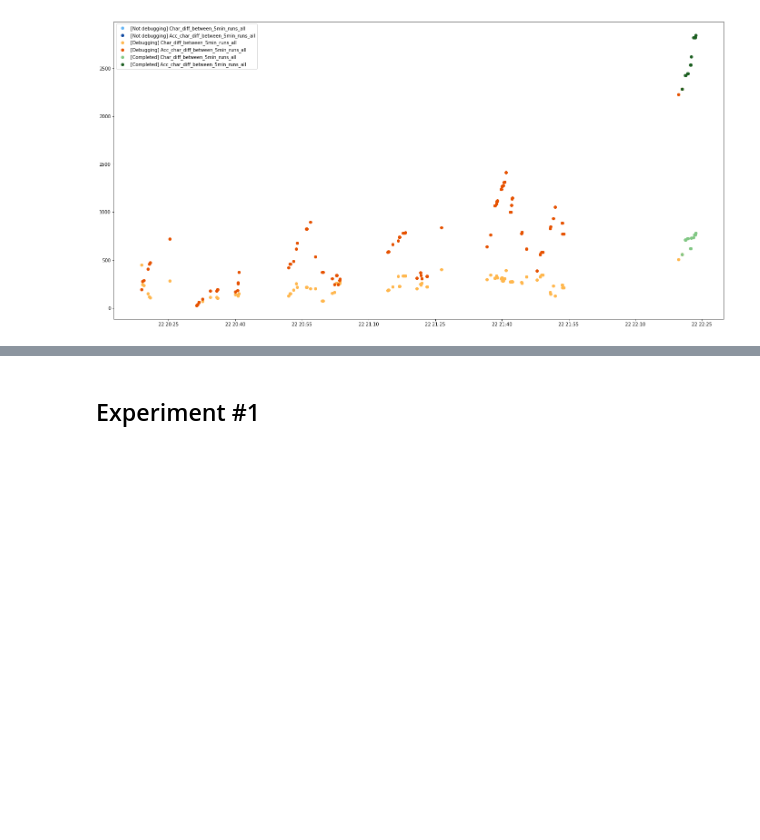
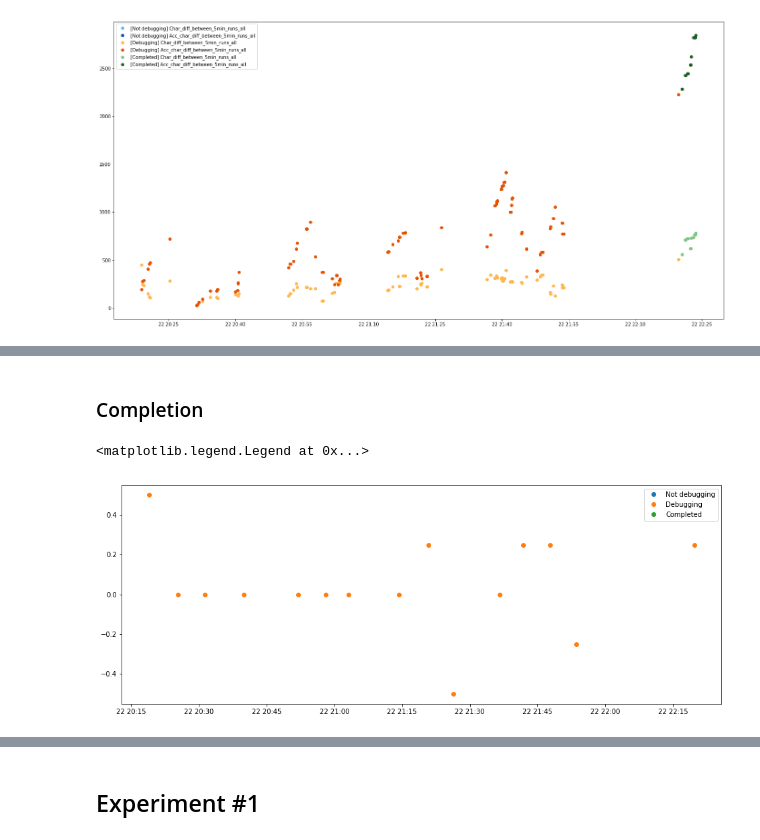
Before and after one commit to hermanmk/jexercise-data-analysis, a Jupyter notebook: Working modes.ipynb, the cells around one changed output, grey strips where cells are left out. Saved outputs shown, nothing was run; the diff lists cells and outputs as text; code cells hidden in the pictures; blank space fills up the shorter version.

```diff
--- a/Working modes.ipynb
+++ b/Working modes.ipynb
@@ -232,0 +271,11 @@ plt.legend()
+# %% [markdown]
+### Completion
+# %%
+plt.figure(figsize=(16,6))
+plt.plot(only_runs[not_debugging].Completion_diff_between_5min_runs, marker='o', linestyle="None", label='Not debugging')
+plt.plot(only_runs[debugging].Completion_diff_between_5min_runs, marker='o', linestyle="None", label='Debugging')
+plt.plot(only_runs[completed].Completion_diff_between_5min_runs, marker='o', linestyle="None", label='Completed')
+plt.legend()
+# %% [output]
+<matplotlib.legend.Legend at 0x...>
+[figure, added]
```
Also changed, not shown: parts of 11 cells of this notebook, 2 other files.
